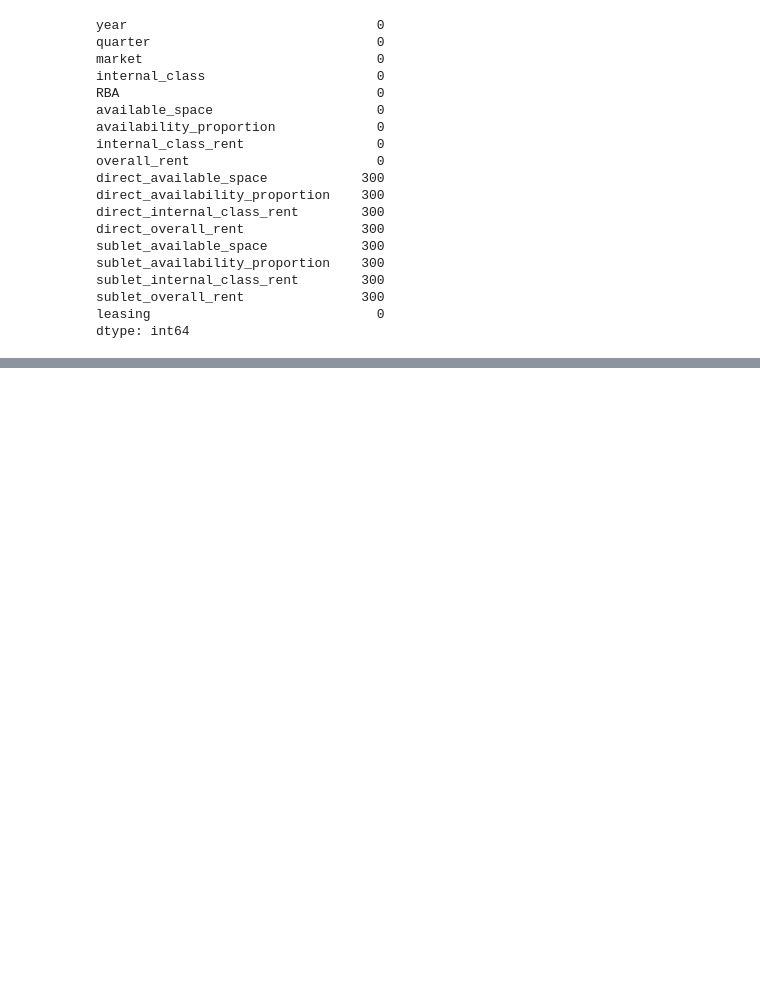
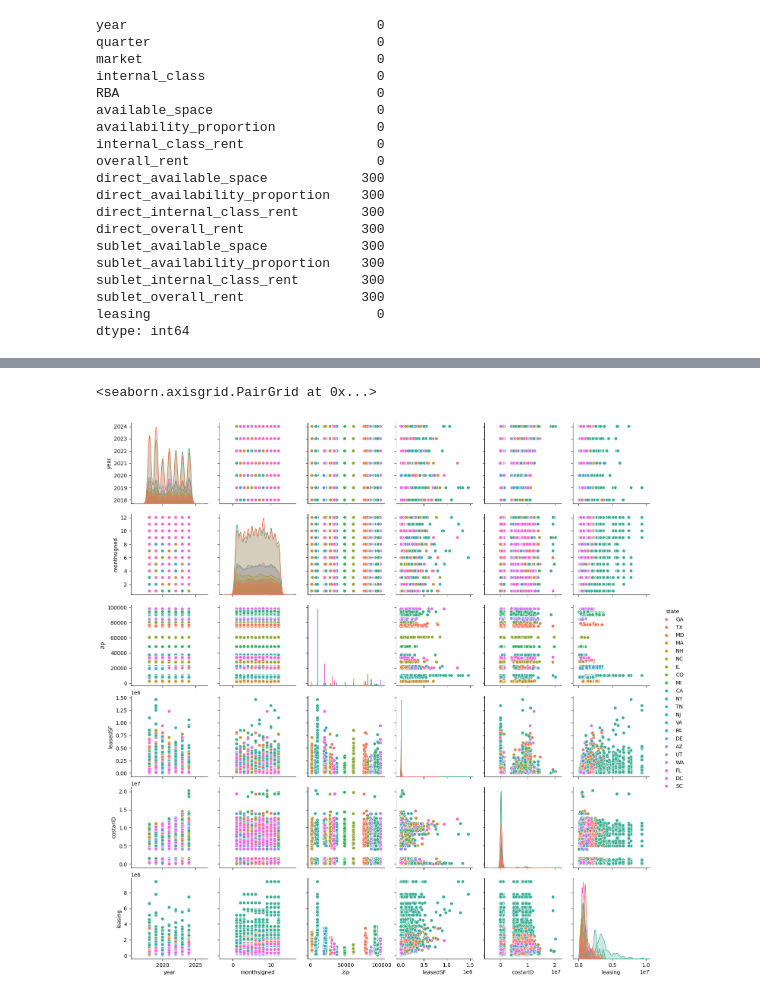
Before and after one commit to cph-datascience/ASA-DataFest-2025, a Jupyter notebook: code/leases-analysis.ipynb, the cells around one changed output, grey strips where cells are left out. Cells and saved outputs as stored; diff of their text form; code cells hidden in the pictures; blank space fills up the shorter version.

```diff
--- a/code/leases-analysis.ipynb
+++ b/code/leases-analysis.ipynb
@@ -6,7 +6,7 @@ import pandas as pd
 import seaborn as sns
 import matplotlib.pyplot as plt
 # %%
-leases_df = pd.read_csv('C:\\Users\\wolfe\\OneDrive\\Desktop\\asa-datafest-sac-state\\real-estate-data\\Leases.csv')
+leases_df = pd.read_csv('../real-estate-data/Leases.csv')
 leases_df.head(20)
 # %% [output]
 |  | year | quarter | monthsigned | market | building_name | building_id | address | region | city | ... |
@@ -228,0 +307,5 @@ prices_nona_df.head(20)
+# %%
+sns.pairplot(leases_no_price_df, hue='state')
+# %% [output]
+<seaborn.axisgrid.PairGrid at 0x...>
+[figure, added]
```
Also changed, not shown: parts of 10 cells of this notebook, 1 other file.
